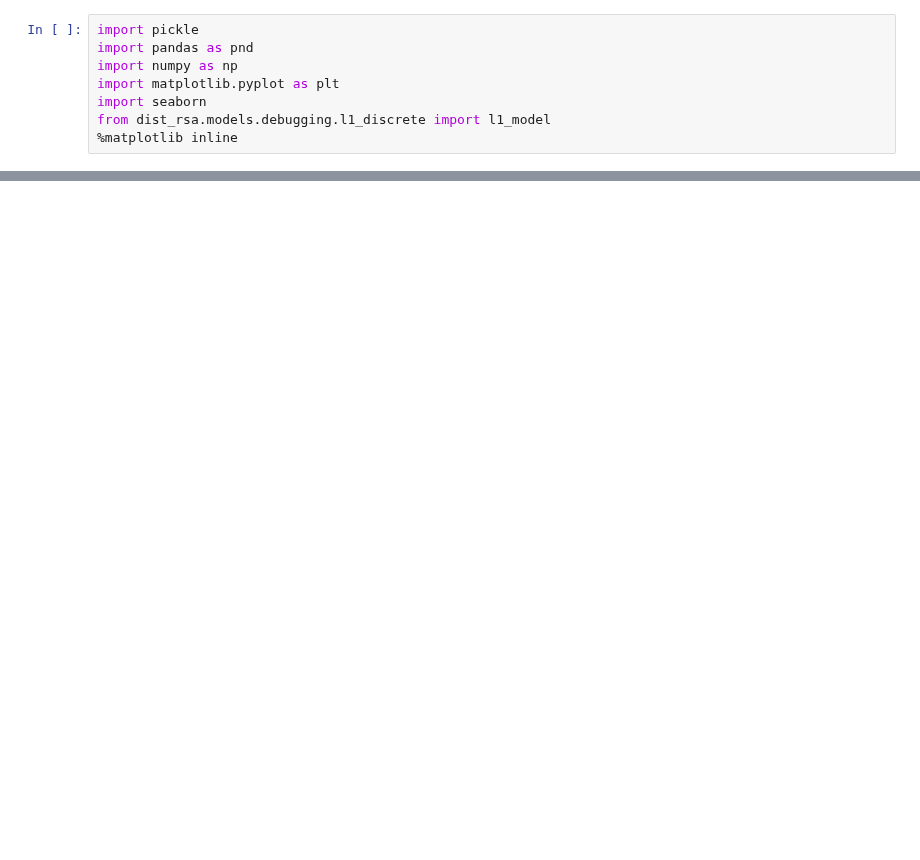
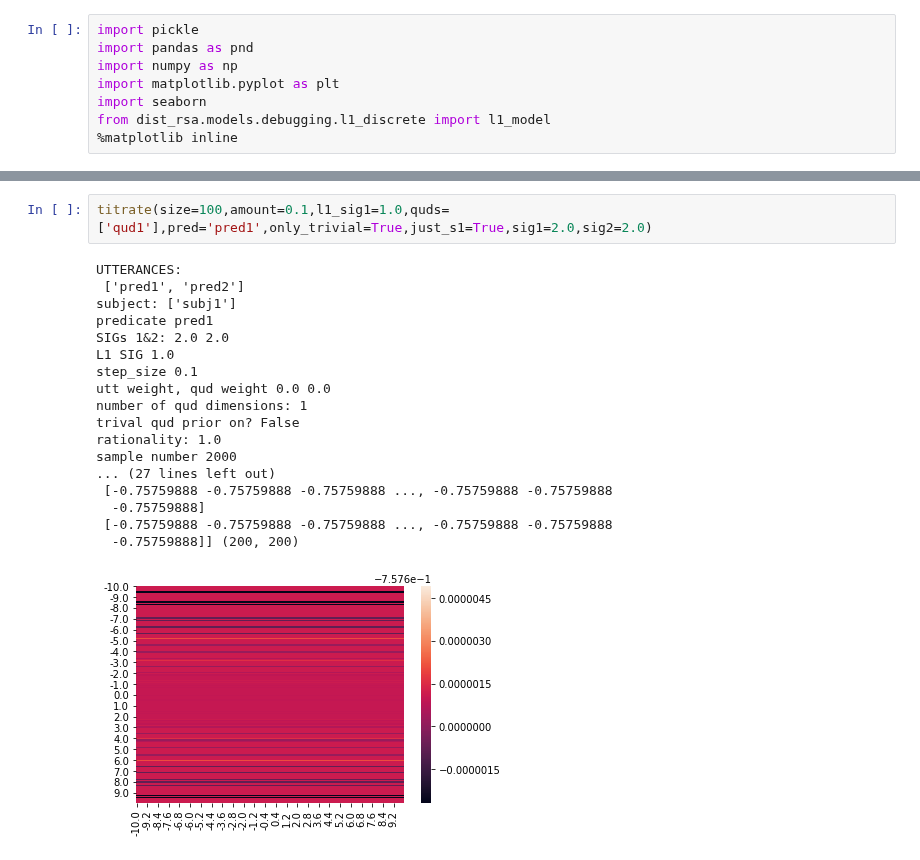
Before and after one commit to reubenharry/Distributional-RSA, a Jupyter notebook: heatmaps.ipynb, the cells around one changed output, grey strips where cells are left out. Drawn from its saved outputs; the diff is of its cells as text; blank space fills up the shorter version.

```diff
--- a/heatmaps.ipynb
+++ b/heatmaps.ipynb
@@ -85,0 +109,21 @@ sample number 2000
+# %%
+titrate(size=100,amount=0.1,l1_sig1=1.0,quds=['qud1'],pred='pred1',only_trivial=True,just_s1=True,sig1=2.0,sig2=2.0)
+# %% [output]
+UTTERANCES:
+ ['pred1', 'pred2']
+subject: ['subj1']
+predicate pred1
+SIGs 1&2: 2.0 2.0
+L1 SIG 1.0
+step_size 0.1
+utt weight, qud weight 0.0 0.0
+number of qud dimensions: 1
+trival qud prior on? False
+rationality: 1.0
+sample number 2000
+... (27 lines left out)
+ [-0.75759888 -0.75759888 -0.75759888 ..., -0.75759888 -0.75759888
+  -0.75759888]
+ [-0.75759888 -0.75759888 -0.75759888 ..., -0.75759888 -0.75759888
+  -0.75759888]] (200, 200)
+[figure, added]
```
Also changed, not shown: parts of 6 cells of this notebook.
